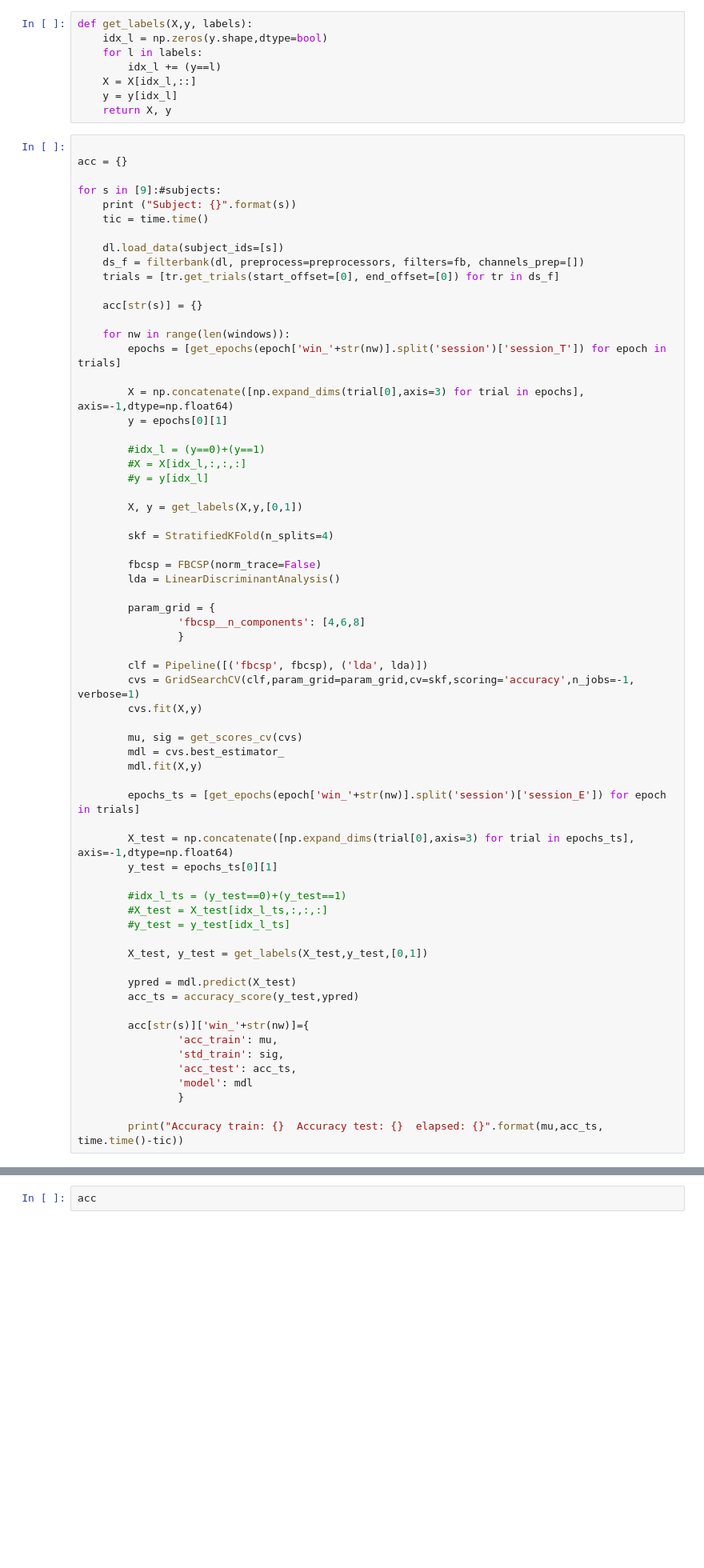
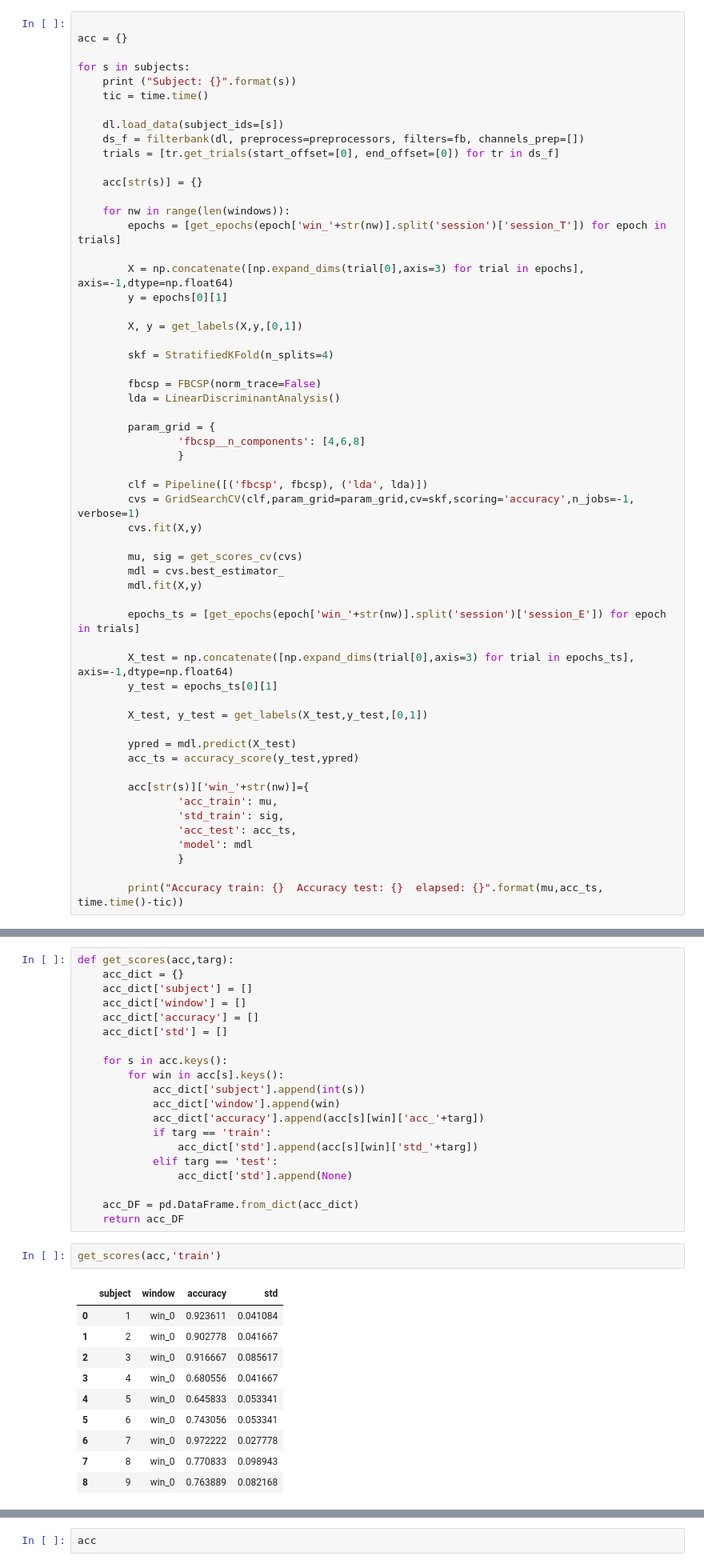
Before and after one commit to UN-GCPDS/python-gcpds.MI_prediction, a Jupyter notebook: Examples/Test_validation.ipynb, the cells around one changed output, grey strips where cells are left out. Shown: that part at 80% size. Cells and saved outputs as stored; diff of their text form; blank space fills up the shorter version.

Commit message:
add get_scores

```diff
--- a/Examples/Test_validation.ipynb
+++ b/Examples/Test_validation.ipynb
@@ -75,16 +70,8 @@ def get_scores_cv(cv):
-# %%
-def get_labels(X,y, labels):
-    idx_l = np.zeros(y.shape,dtype=bool)
-    for l in labels:
-        idx_l += (y==l)
-    X = X[idx_l,::]
-    y = y[idx_l]
-    return X, y
 # %%
 
 acc = {}
 
-for s in [9]:#subjects:
+for s in subjects:
     print ("Subject: {}".format(s))
     tic = time.time()
 
@@ -99,10 +86,6 @@ for s in [9]:#subjects:
 
         X = np.concatenate([np.expand_dims(trial[0],axis=3) for trial in epochs], axis=-1,dtype=np.float64)
         y = epochs[0][1]
-
-        #idx_l = (y==0)+(y==1)
-        #X = X[idx_l,:,:,:]
-        #y = y[idx_l]
 
         X, y = get_labels(X,y,[0,1])
 
@@ -128,10 +111,6 @@ for s in [9]:#subjects:
         X_test = np.concatenate([np.expand_dims(trial[0],axis=3) for trial in epochs_ts], axis=-1,dtype=np.float64)
         y_test = epochs_ts[0][1]
 
-        #idx_l_ts = (y_test==0)+(y_test==1)
-        #X_test = X_test[idx_l_ts,:,:,:]
-        #y_test = y_test[idx_l_ts]
-
         X_test, y_test = get_labels(X_test,y_test,[0,1])
 
         ypred = mdl.predict(X_test)
@@ -189,0 +318,33 @@ acc
+# %%
+def get_scores(acc,targ):
+    acc_dict = {}
+    acc_dict['subject'] = []
+    acc_dict['window'] = []
+    acc_dict['accuracy'] = []
+    acc_dict['std'] = []
+
+    for s in acc.keys():
+        for win in acc[s].keys():
+            acc_dict['subject'].append(int(s))
+            acc_dict['window'].append(win)
+            acc_dict['accuracy'].append(acc[s][win]['acc_'+targ])
+            if targ == 'train':
+                acc_dict['std'].append(acc[s][win]['std_'+targ])
+            elif targ == 'test':
+                acc_dict['std'].append(None)
+
+    acc_DF = pd.DataFrame.from_dict(acc_dict)
+    return acc_DF
+# %%
+get_scores(acc,'train')
+# %% [output]
+|  | subject | window | accuracy | std |
+| 0 | 1 | win_0 | 0.923611 | 0.041084 |
+| 1 | 2 | win_0 | 0.902778 | 0.041667 |
+| 2 | 3 | win_0 | 0.916667 | 0.085617 |
+| 3 | 4 | win_0 | 0.680556 | 0.041667 |
+| 4 | 5 | win_0 | 0.645833 | 0.053341 |
+| 5 | 6 | win_0 | 0.743056 | 0.053341 |
+| 6 | 7 | win_0 | 0.972222 | 0.027778 |
+| 7 | 8 | win_0 | 0.770833 | 0.098943 |
+| 8 | 9 | win_0 | 0.763889 | 0.082168 |
```
Also changed, not shown: parts of 6 cells of this notebook, 1 other file.
